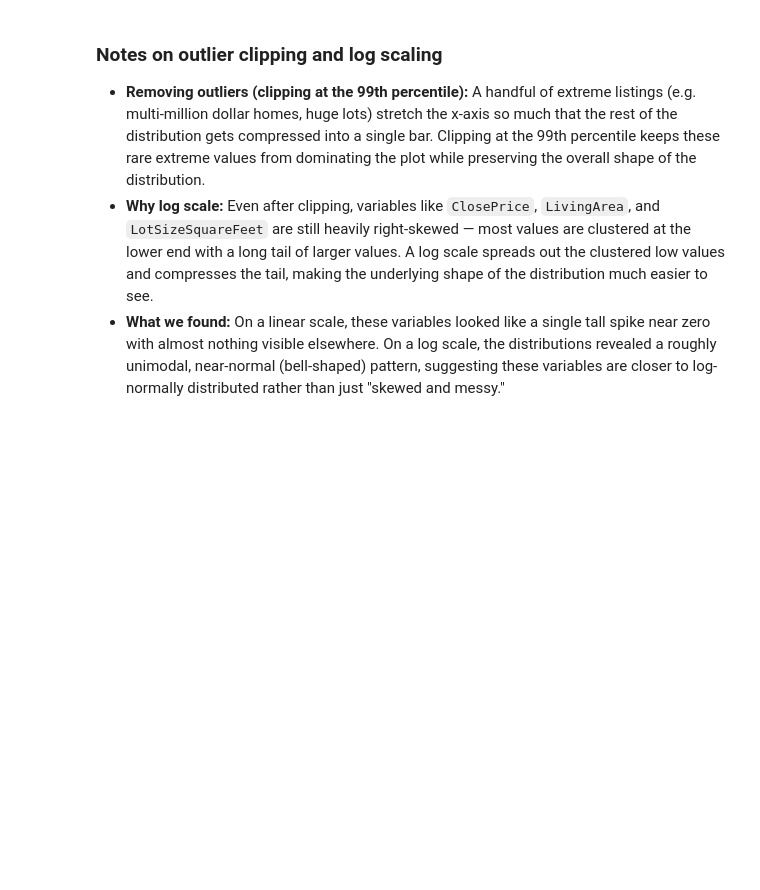
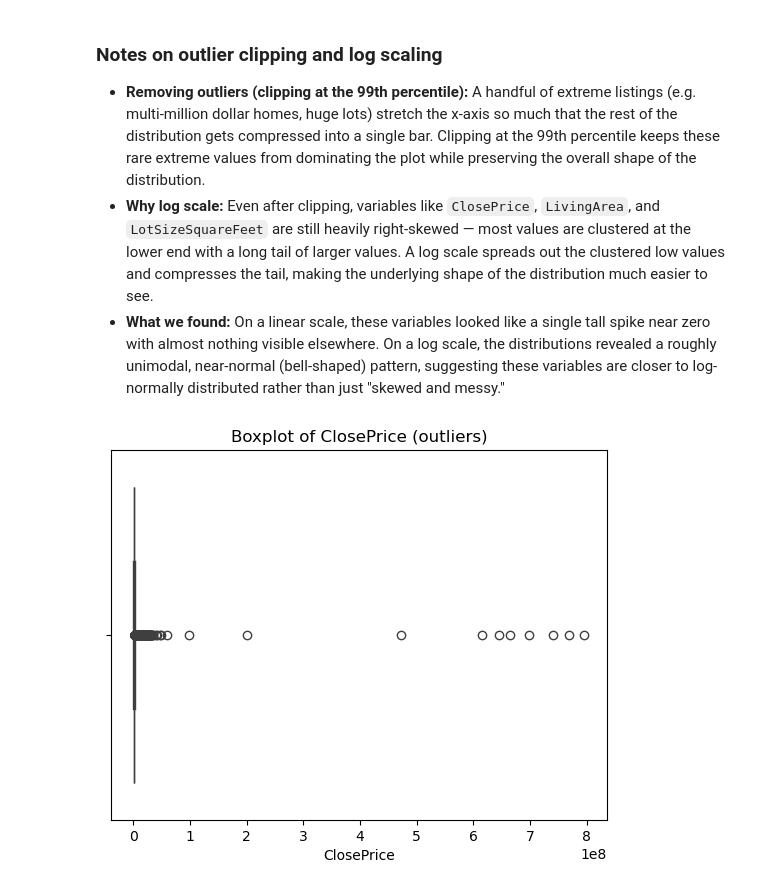
Before and after one commit to matthewviray/idx-exchange-project, a Jupyter notebook: 01_exploration.ipynb, the cells around one changed output. Saved outputs shown, nothing was run; the diff lists cells and outputs as text; code cells hidden in the pictures; blank space fills up the shorter version.

```diff
--- a/01_exploration.ipynb
+++ b/01_exploration.ipynb
@@ -125,3 +191,10 @@ plt.show()
 - **Removing outliers (clipping at the 99th percentile):** A handful of extreme listings (e.g. multi-million dollar homes, huge lots) stretch the x-axis so much that the rest of the distribution gets compressed into a single bar. Clipping at the 99th percentile keeps these rare extreme values from dominating the plot while preserving the overall shape of the distribution.
 - **Why log scale:** Even after clipping, variables like `ClosePrice`, `LivingArea`, and `LotSizeSquareFeet` are still heavily right-skewed — most values are clustered at the lower end with a long tail of larger values. A log scale spreads out the clustered low values and compresses the tail, making the underlying shape of the distribution much easier to see.
 - **What we found:** On a linear scale, these variables looked like a single tall spike near zero with almost nothing visible elsewhere. On a log scale, the distributions revealed a roughly unimodal, near-normal (bell-shaped) pattern, suggesting these variables are closer to log-normally distributed rather than just "skewed and messy."
+# %%
+# Boxplot of ClosePrice to flag outliers
+sns.boxplot(x=CRMLSSold_data['ClosePrice'])
+plt.title('Boxplot of ClosePrice (outliers)')
+plt.show()
+# %% [output]
+[figure, added]
```
Also changed, not shown: parts of 11 cells of this notebook.
